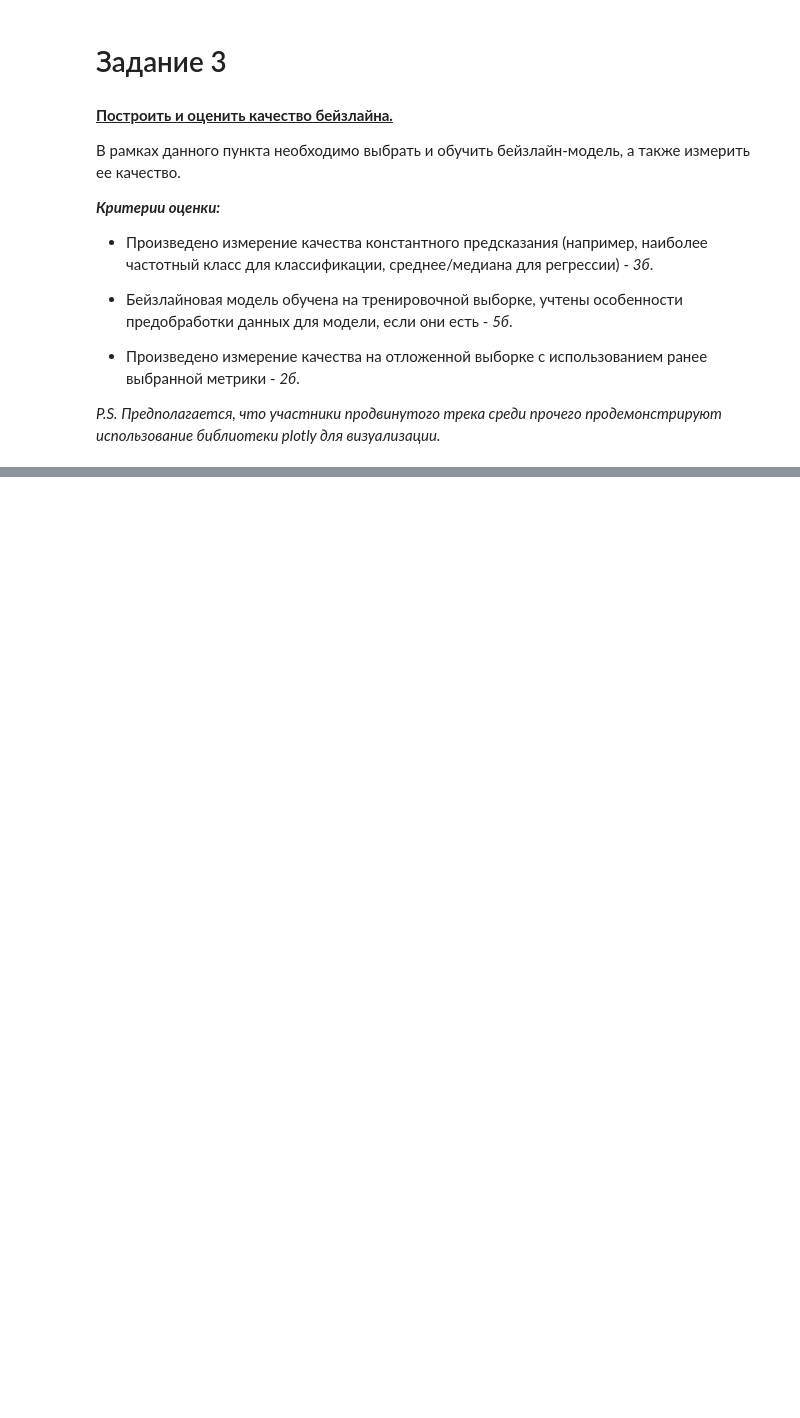
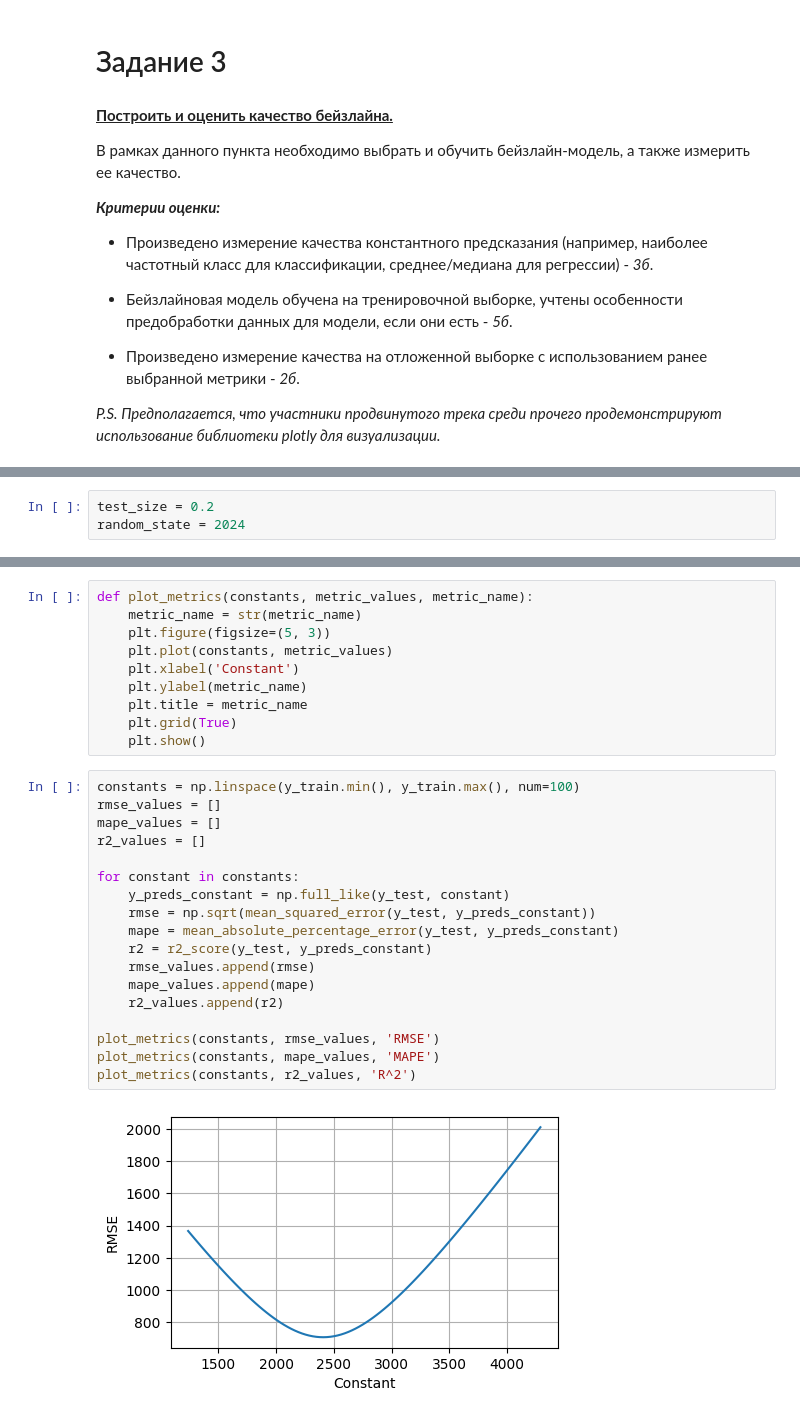
Before and after one commit to mariaa-ea/Machine-learning-for-scientific-data-analysis, a Jupyter notebook: PR_1.ipynb, the cells around one changed output, grey strips where cells are left out. Drawn from its saved outputs; the diff is of its cells as text; blank space fills up the shorter version.

```diff
--- a/PR_1.ipynb
+++ b/PR_1.ipynb
@@ -410,0 +461,3 @@ _P.S. Предполагается, что участники  продвину
+# %%
+test_size = 0.2
+random_state = 2024
@@ -410,0 +545,30 @@ _P.S. Предполагается, что участники  продвину
+# %%
+def plot_metrics(constants, metric_values, metric_name):
+    metric_name = str(metric_name)
+    plt.figure(figsize=(5, 3))
+    plt.plot(constants, metric_values)
+    plt.xlabel('Constant')
+    plt.ylabel(metric_name)
+    plt.title = metric_name
+    plt.grid(True)
+    plt.show()
+# %%
+constants = np.linspace(y_train.min(), y_train.max(), num=100)
+rmse_values = []
+mape_values = []
+r2_values = []
+
+for constant in constants:
+    y_preds_constant = np.full_like(y_test, constant)
+    rmse = np.sqrt(mean_squared_error(y_test, y_preds_constant))
+    mape = mean_absolute_percentage_error(y_test, y_preds_constant)
+    r2 = r2_score(y_test, y_preds_constant)
+    rmse_values.append(rmse)
+    mape_values.append(mape)
+    r2_values.append(r2)
+
+plot_metrics(constants, rmse_values, 'RMSE')
+plot_metrics(constants, mape_values, 'MAPE')
+plot_metrics(constants, r2_values, 'R^2')
+# %% [output]
+[figure, added]
```
Also changed, not shown: parts of 43 cells of this notebook, 4 other files.
